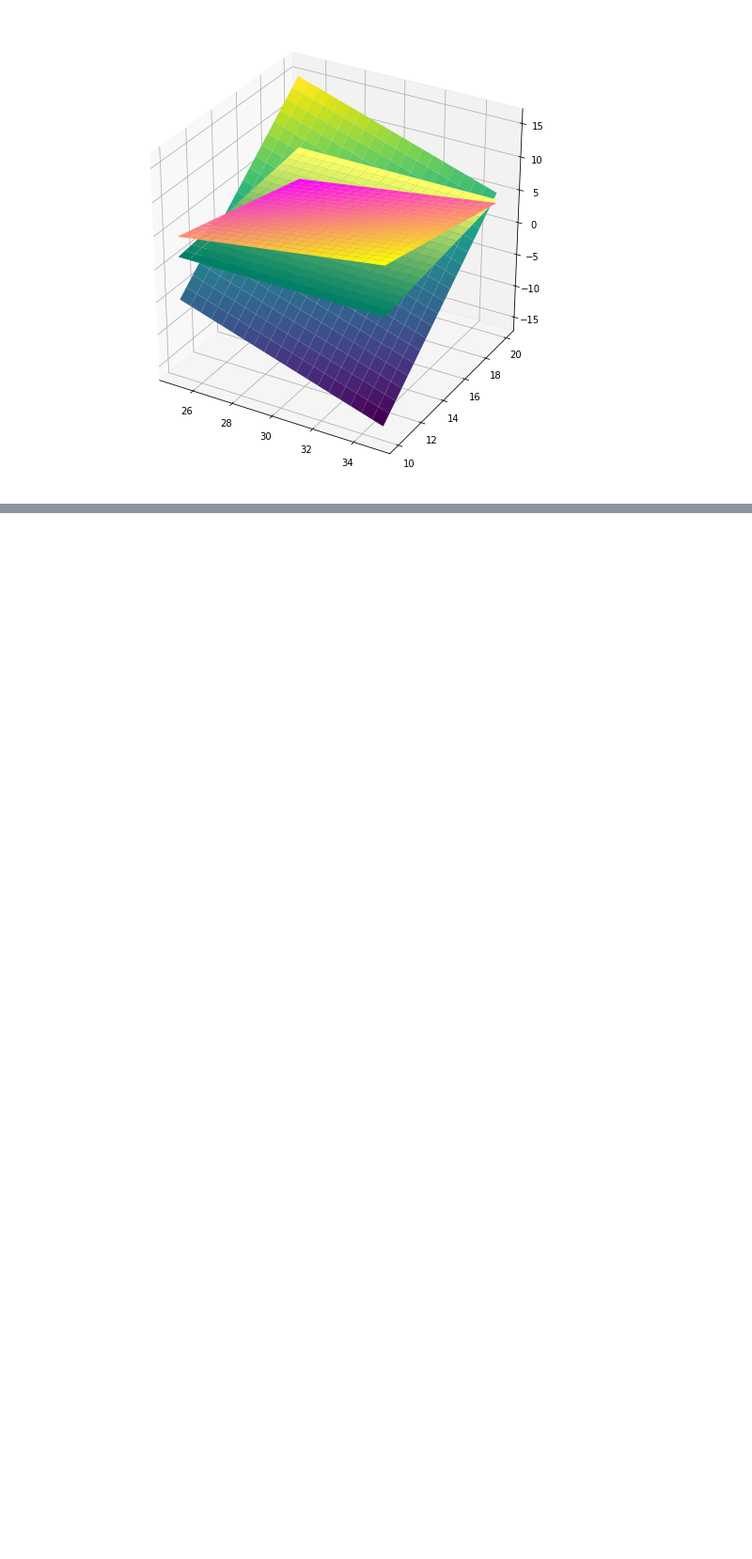
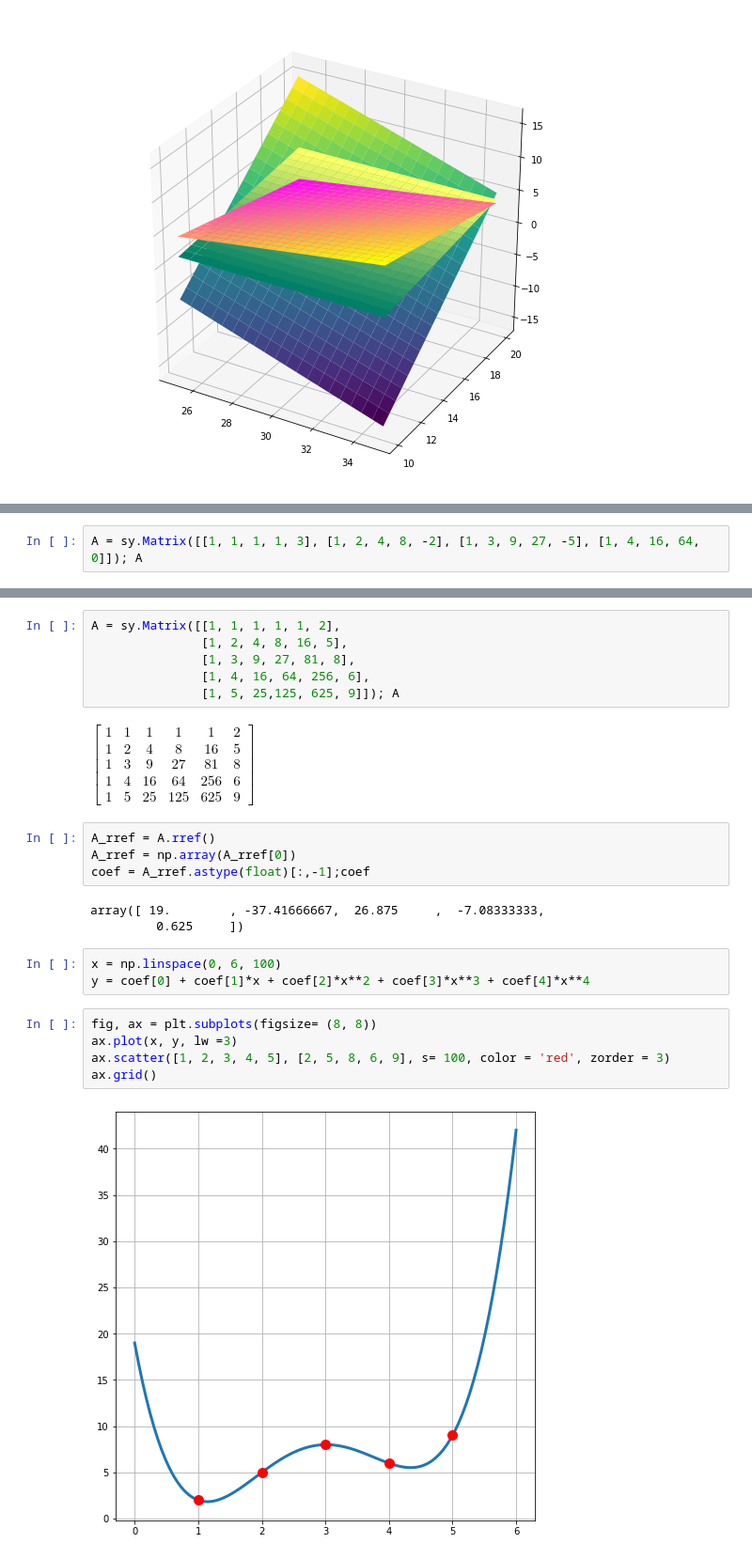
Before and after one commit to thanethereal/Data-Science-Roadmap, a Jupyter notebook: Linear_Algebra/Chapter1.ipynb, the cells around one changed output, grey strips where cells are left out. Shown at 94% size. Cells and saved outputs as stored; diff of their text form; blank space fills up the shorter version.

```diff
--- a/Linear_Algebra/Chapter1.ipynb
+++ b/Linear_Algebra/Chapter1.ipynb
@@ -128,0 +183,2 @@ plt.show()
+# %%
+A = sy.Matrix([[1, 1, 1, 1, 3], [1, 2, 4, 8, -2], [1, 3, 9, 27, -5], [1, 4, 16, 64, 0]]); A
@@ -128,0 +225,25 @@ plt.show()
+# %%
+A = sy.Matrix([[1, 1, 1, 1, 1, 2],
+               [1, 2, 4, 8, 16, 5],
+               [1, 3, 9, 27, 81, 8],
+               [1, 4, 16, 64, 256, 6],
+               [1, 5, 25,125, 625, 9]]); A
+# %% [output]
+$\displaystyle \left[\begin{matrix}1 & 1 & 1 & 1 & 1 & 2\\1 & 2 & 4 & 8 & 16 & 5\\1 & 3 & 9 & 27 & 81 & 8\\1 & 4 & 16 & 64 & 256 & 6\\1 & 5 & 25 & 125 & 625 & 9\end{matrix}\right]$
+# %%
+A_rref = A.rref()
+A_rref = np.array(A_rref[0])
+coef = A_rref.astype(float)[:,-1];coef
+# %% [output]
+array([ 19.        , -37.41666667,  26.875     ,  -7.08333333,
+         0.625     ])
+# %%
+x = np.linspace(0, 6, 100)
+y = coef[0] + coef[1]*x + coef[2]*x**2 + coef[3]*x**3 + coef[4]*x**4
+# %%
+fig, ax = plt.subplots(figsize= (8, 8))
+ax.plot(x, y, lw =3)
+ax.scatter([1, 2, 3, 4, 5], [2, 5, 8, 6, 9], s= 100, color = 'red', zorder = 3)
+ax.grid()
+# %% [output]
+[figure, added]
```
Also changed, not shown: parts of 23 cells of this notebook.
